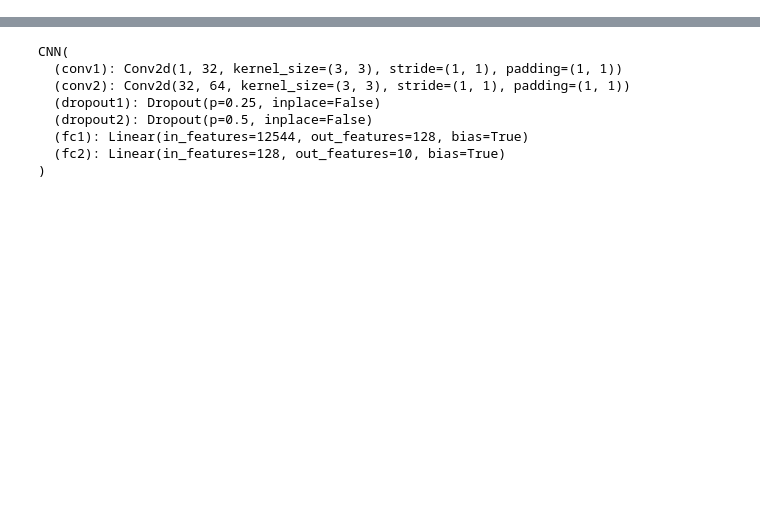
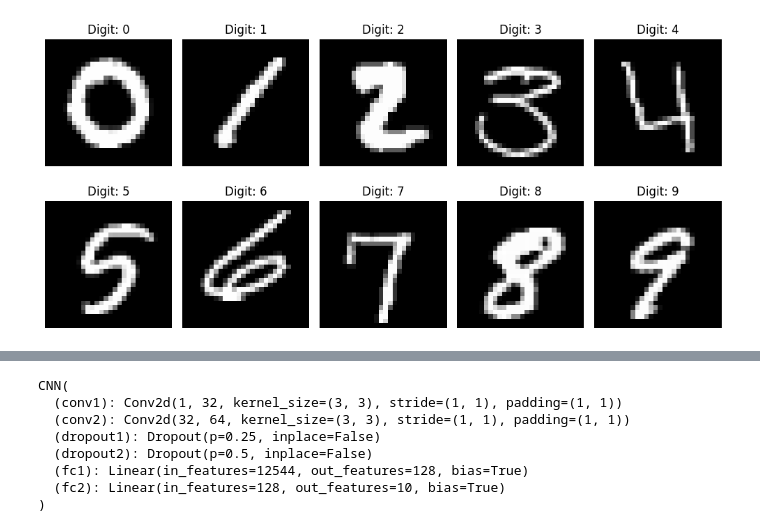
Before and after one commit to den1ksk/Digit-Recognizer, a Jupyter notebook: MNIST Kaggle pyTorch.ipynb, the cells around one changed output, grey strips where cells are left out. Drawn from its saved outputs; the diff is of its cells as text; code cells hidden in the pictures; blank space fills up the shorter version.

```diff
--- a/MNIST Kaggle pyTorch.ipynb
+++ b/MNIST Kaggle pyTorch.ipynb
@@ -15,5 +26,6 @@ test = pd.read_csv('test.csv')
 # %%
-X_train = train.iloc[:, 1:].values
-y_train = train.iloc[:, 0].values
+X_train = train.drop('label', axis=1)
+y_train = train['label']
 # %%
-X_train = X_train.reshape(-1, 28, 28).astype('float32') / 255.0
+X_train = X_train.values.reshape(-1, 28, 28).astype('float32') / 255.0
+X_test = test.values.reshape(-1, 28, 28).astype('float32') / 255.0
@@ -23,3 +32,14 @@ X_test = X_test.reshape(-1, 28, 28)
+# %%
+plt.figure(figsize=(10, 5))
+for i in range(10):
+    plt.subplot(2, 5, i+1)
+    plt.imshow(X_train[y_train == i][0], cmap='gray')
+    plt.title(f'Digit: {i}')
+    plt.axis('off')
+plt.tight_layout()
+plt.show()
+# %% [output]
+[figure, added]
 # %%
 class DigitData(Dataset):
     def __init__(self, images, labels=None, transform=None):
```
Also changed, not shown: parts of 8 cells of this notebook.
